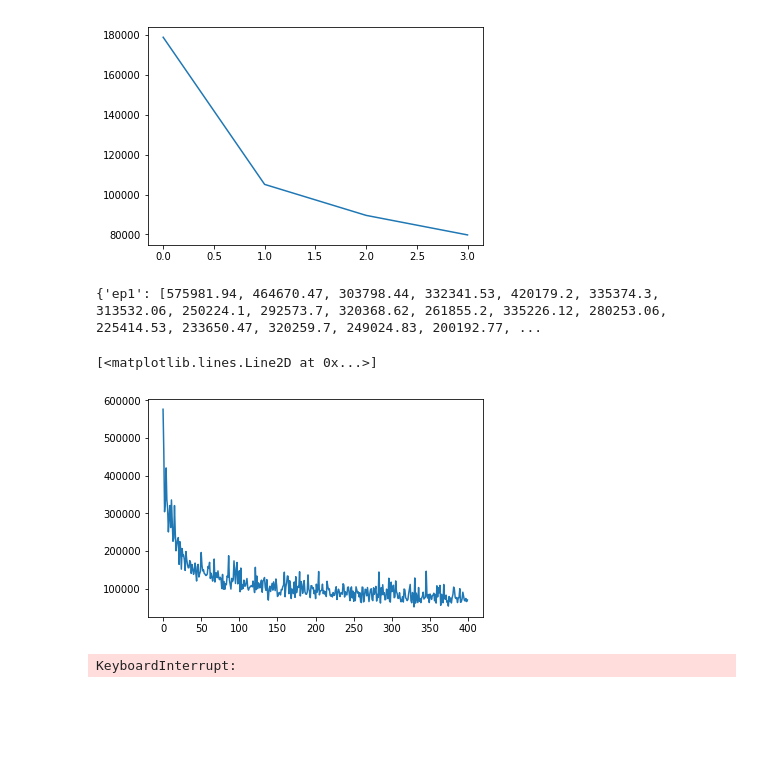
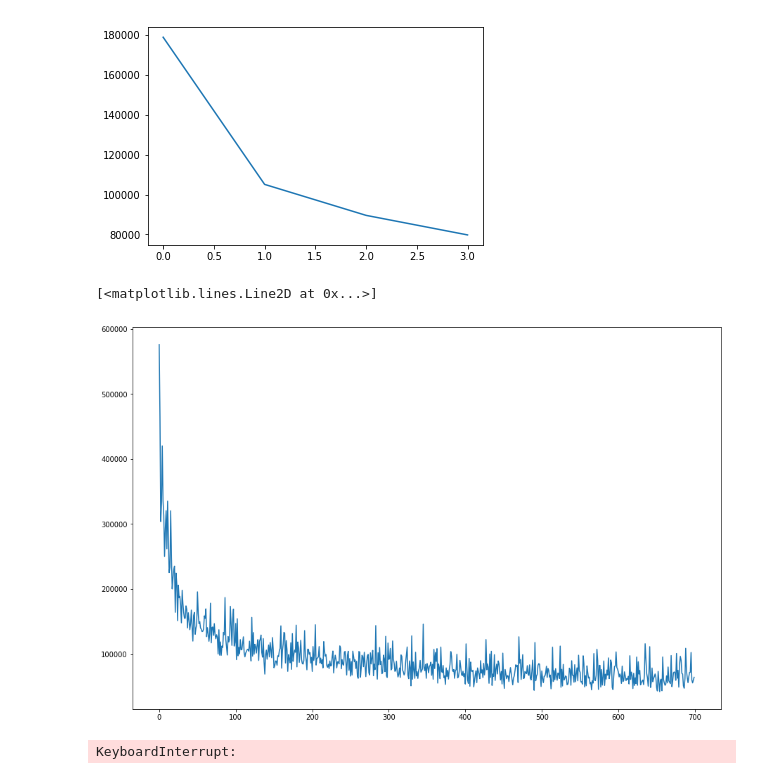
Before and after one commit to basameera/NIPS_week_2_3, a Jupyter notebook: weeks_2_and_3_assignment_SAMEERA_CPU.ipynb, the cells around one changed output. Saved outputs shown, nothing was run; the diff lists cells and outputs as text; code cells hidden in the pictures; blank space fills up the shorter version.

```diff
--- a/weeks_2_and_3_assignment_SAMEERA_CPU.ipynb
+++ b/weeks_2_and_3_assignment_SAMEERA_CPU.ipynb
@@ -761,19 +799,17 @@ with open('tlog.json') as json_data:
     jdata = json.load(json_data)
     for element in jdata:
         log_data[element] = list(jdata[element].values())
-print(log_data)
+#print(log_data)
-# %% [output]
-{'ep1': [575981.94, 464670.47, 303798.44, 332341.53, 420179.2, 335374.3, 313532.06, 250224.1, 292573.7, 320368.62, 261855.2, 335226.12, 280253.06, 225414.53, 233650.47, 320259.7, 249024.83, 200192.77, ...
 # %%
 log_arr = []
 for key in log_data:
     log_arr += log_data[key]
 #print(log_arr)
-
+fig=plt.figure(figsize=(15, 10))
 plt.plot(log_arr)
 # %% [output]
 [<matplotlib.lines.Line2D at 0x...>]
-[figure, old version]
+[figure, new version]
 # %%
 '''
 Questions
```
Also changed, not shown: parts of 4 cells of this notebook, 27 other files.
